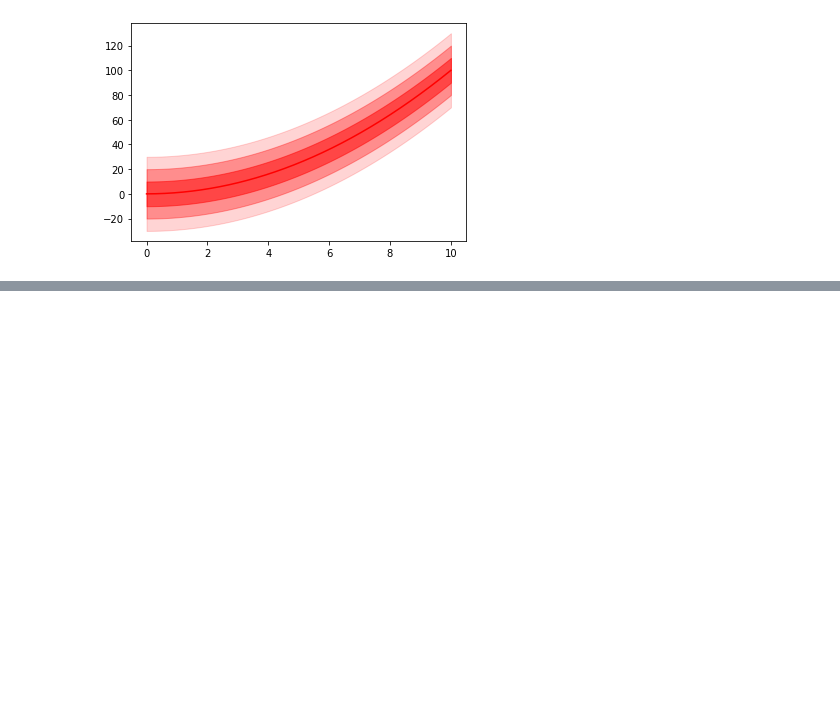
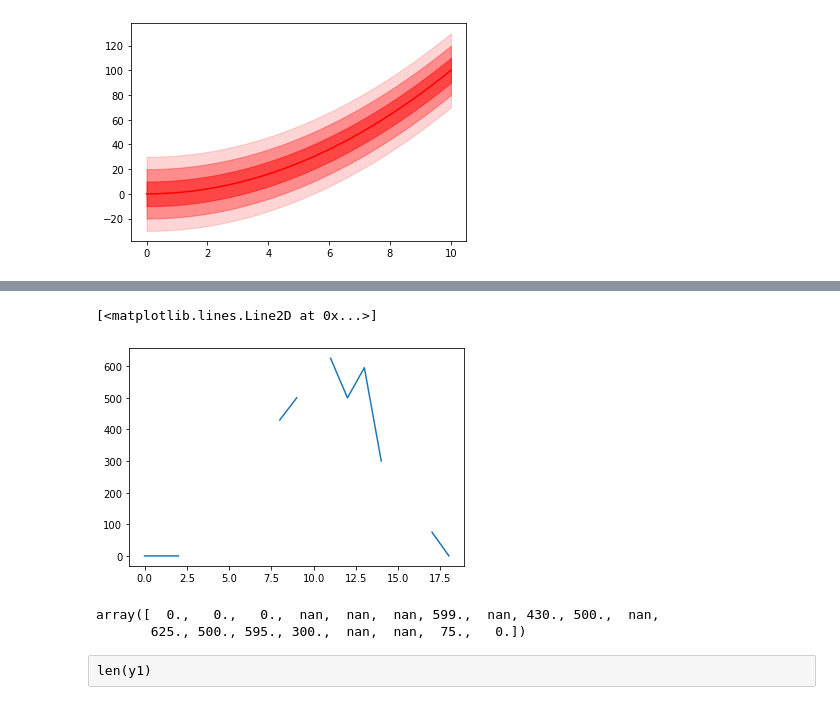
Before and after one commit to 7shoe/probabilistic-forecasting, a Jupyter notebook: Fanchart.ipynb, the cells around one changed output, grey strips where cells are left out. Saved outputs shown, nothing was run; the diff lists cells and outputs as text; code cells hidden in the pictures; blank space fills up the shorter version.

```diff
--- a/Fanchart.ipynb
+++ b/Fanchart.ipynb
@@ -70,0 +93,15 @@ plt.plot(y1)
+# %%
+x1_sec = np.array(pd.to_datetime(x1).view().astype(int)) / 10**9
+inter = interp1d(x1_sec, y1) #.fill_value
+
+plt.plot(inter(x1_sec))
+# %% [output]
+[<matplotlib.lines.Line2D at 0x...>]
+[figure, added]
+# %%
+inter(x1_sec)
+# %% [output]
+array([  0.,   0.,   0.,  nan,  nan,  nan, 599.,  nan, 430., 500.,  nan,
+       625., 500., 595., 300.,  nan,  nan,  75.,   0.])
+# %% [raw]
+len(y1)
```
Also changed, not shown: parts of 11 cells of this notebook.
